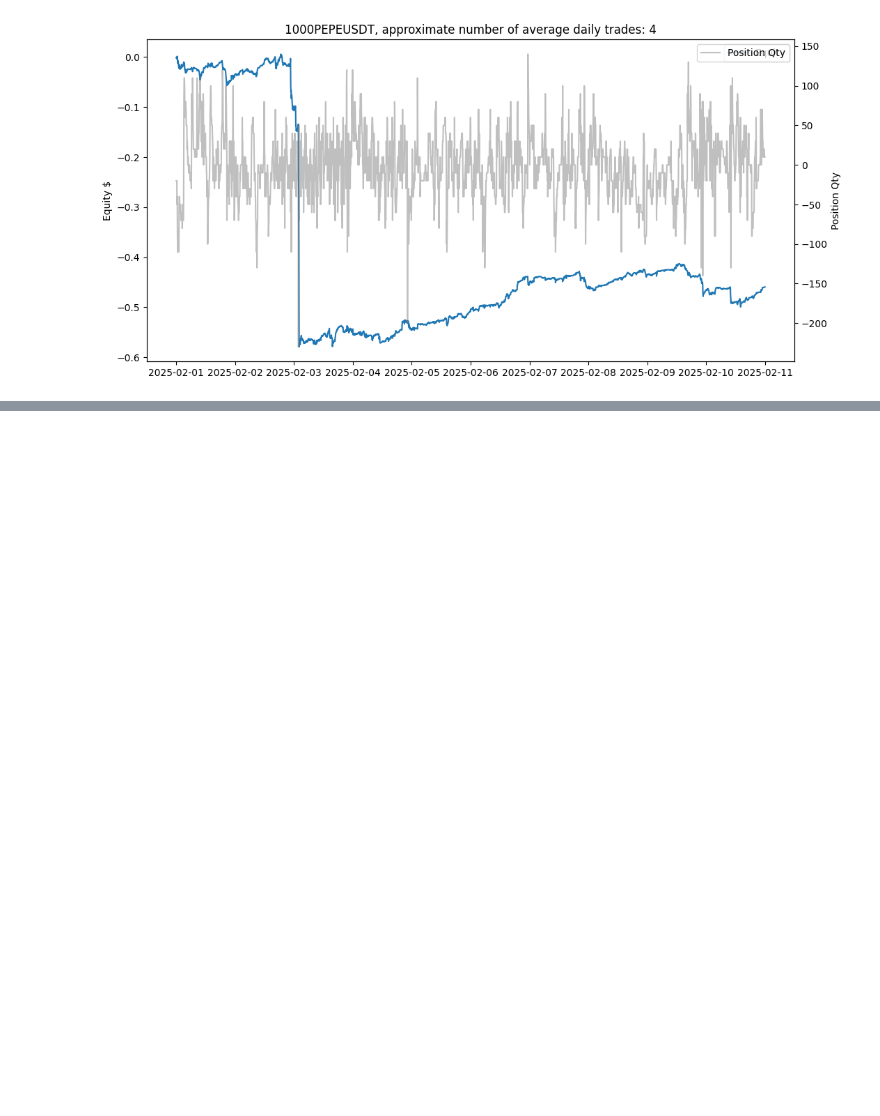
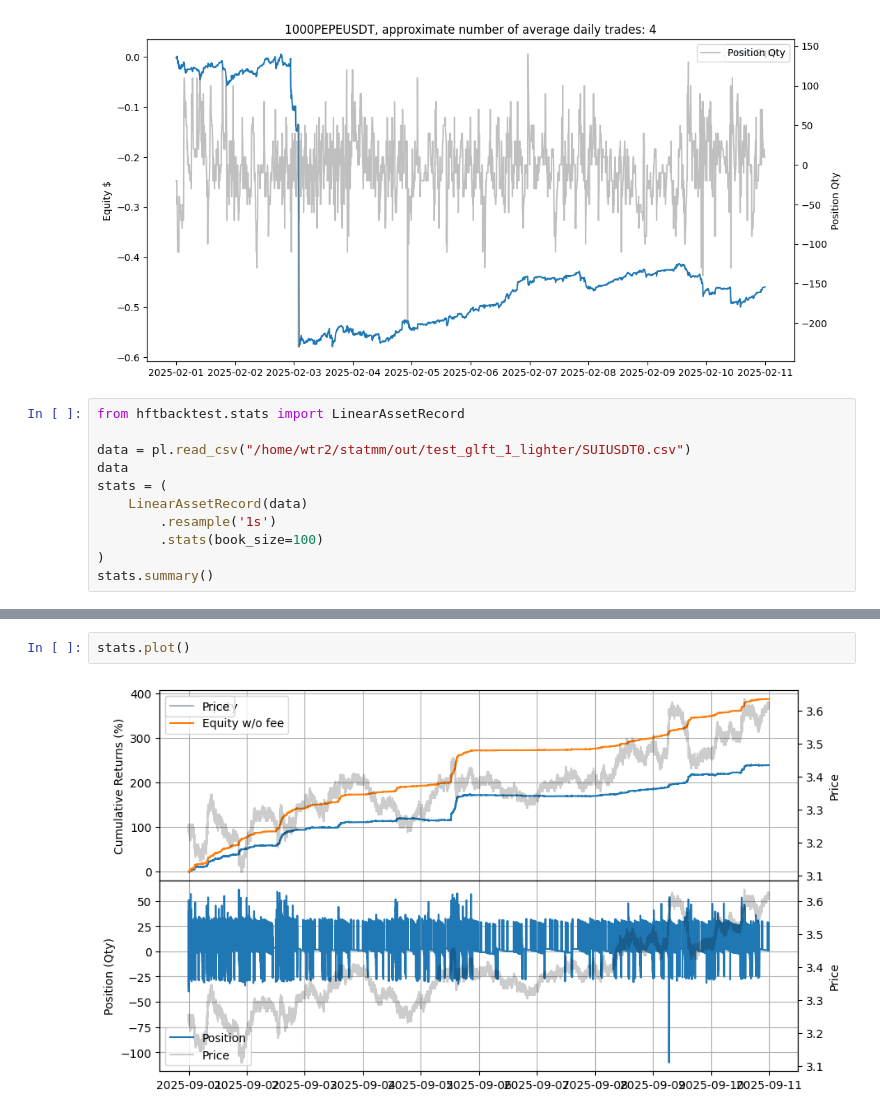
Before and after one commit to denniswu28/market-making-lab, a Jupyter notebook: data_exploration.ipynb, the cells around one changed output, grey strips where cells are left out. Drawn from its saved outputs; the diff is of its cells as text; blank space fills up the shorter version.

```diff
--- a/data_exploration.ipynb
+++ b/data_exploration.ipynb
@@ -156,3 +174,14 @@ for i, symbol in enumerate(tickers.keys()):
 [figure]
 [figure]
 [figure]
+# %%
+from hftbacktest.stats import LinearAssetRecord
+
+data = pl.read_csv("/home/wtr2/statmm/out/test_glft_1_lighter/SUIUSDT0.csv")
+data
+stats = (
+    LinearAssetRecord(data)
+        .resample('1s')
+        .stats(book_size=100)
+)
+stats.summary()
@@ -158,0 +193,4 @@ for i, symbol in enumerate(tickers.keys()):
+# %%
+stats.plot()
+# %% [output]
+[figure, added]
```
Also changed, not shown: parts of 3 cells of this notebook, 12 other files.
